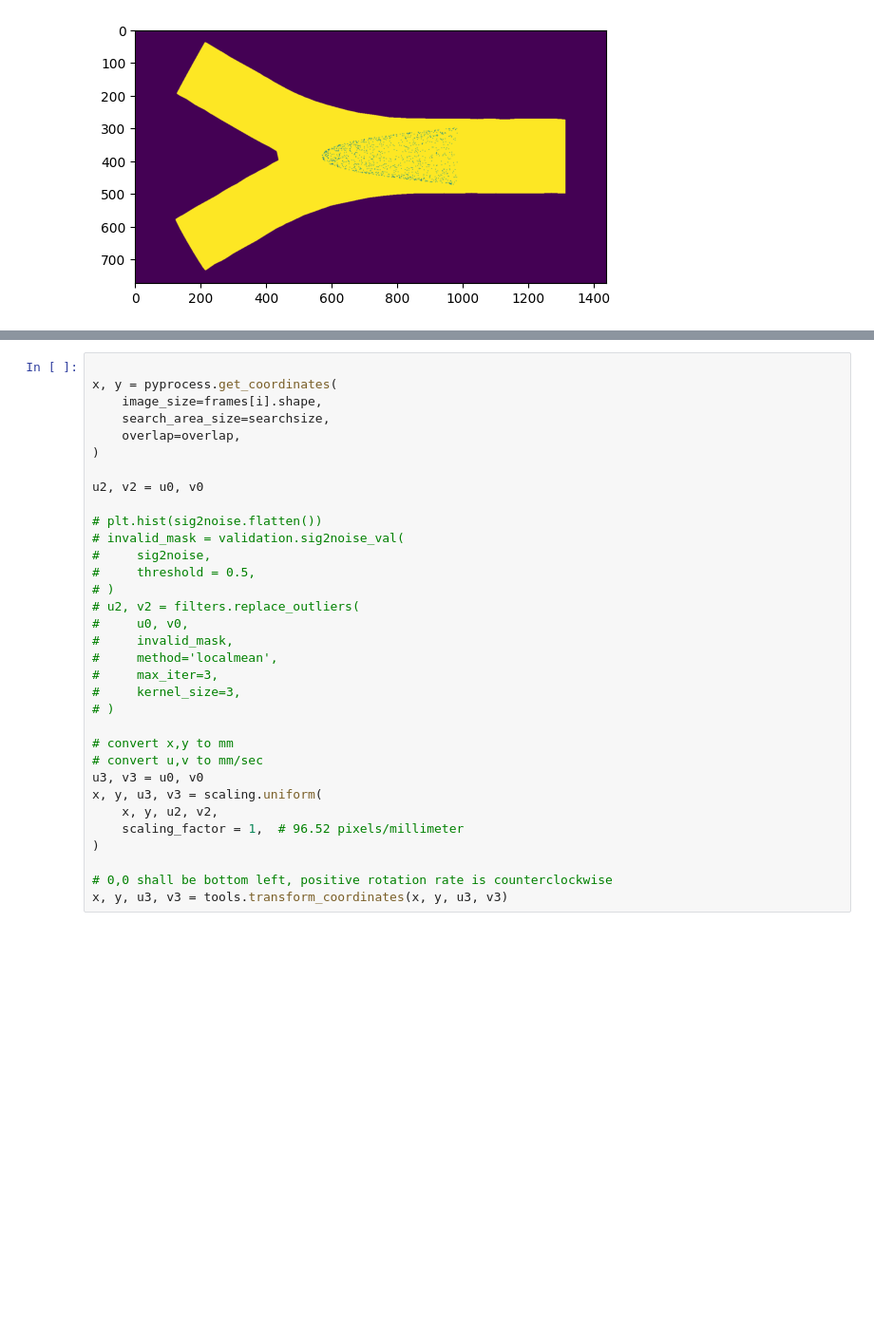
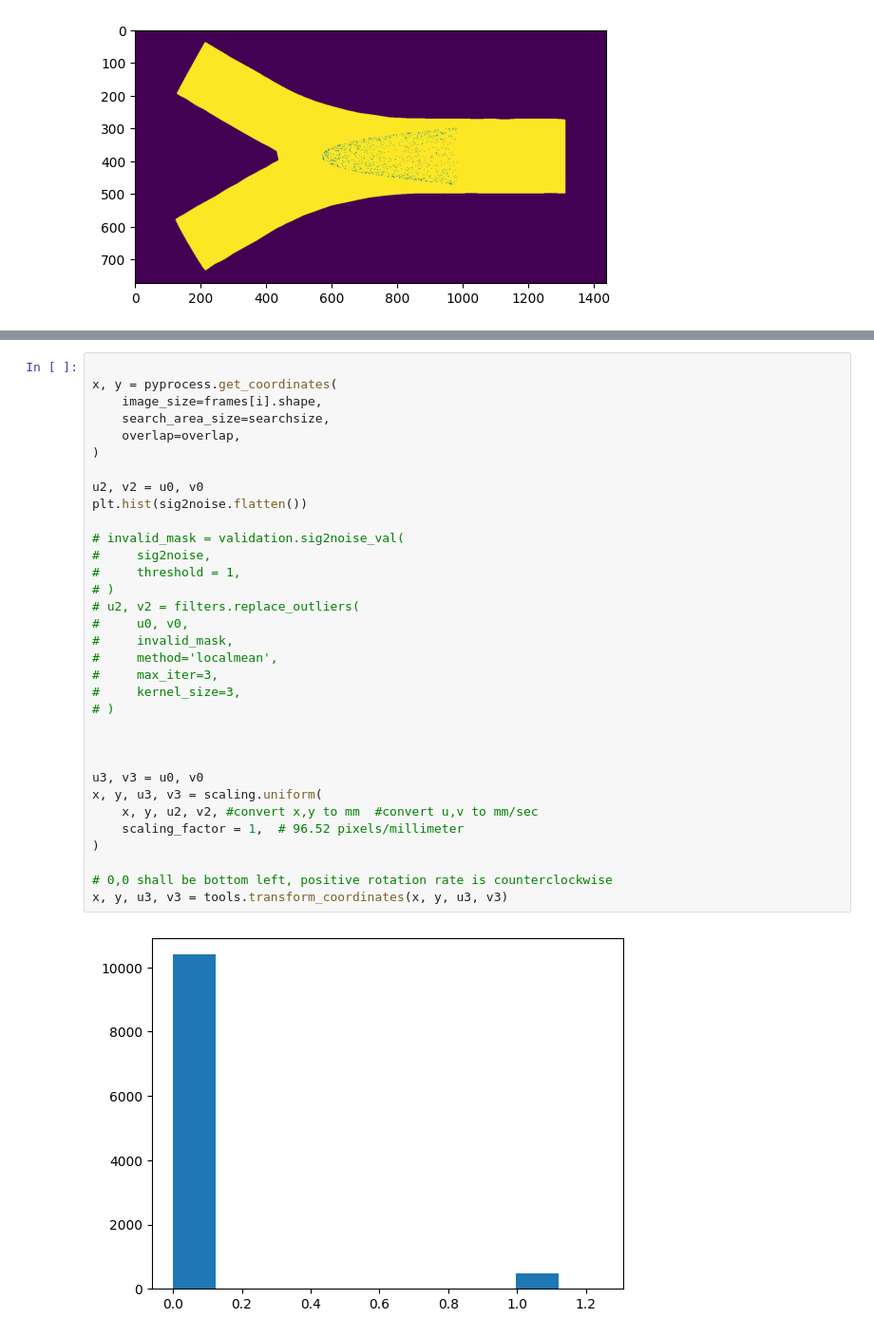
Before and after one commit to MoVo01/PIV-Test, a Jupyter notebook: PIV-Test.ipynb, the cells around one changed output, grey strips where cells are left out. Shown at 95% size. Cells and saved outputs as stored; diff of their text form; blank space fills up the shorter version.

```diff
--- a/PIV-Test.ipynb
+++ b/PIV-Test.ipynb
@@ -52,34 +53,36 @@ u0, v0, sig2noise = pyprocess.extended_search_area_piv(
 # %%
 
 x, y = pyprocess.get_coordinates(
     image_size=frames[i].shape,
     search_area_size=searchsize,
     overlap=overlap,
 )
 
 u2, v2 = u0, v0
+plt.hist(sig2noise.flatten())
 
-# plt.hist(sig2noise.flatten())
 # invalid_mask = validation.sig2noise_val(
 #     sig2noise,
-#     threshold = 0.5,
+#     threshold = 1,
 # )
 # u2, v2 = filters.replace_outliers(
 #     u0, v0,
 #     invalid_mask,
 #     method='localmean',
 #     max_iter=3,
 #     kernel_size=3,
 # )
 
-# convert x,y to mm
-# convert u,v to mm/sec
+
+
 u3, v3 = u0, v0
 x, y, u3, v3 = scaling.uniform(
-    x, y, u2, v2,
+    x, y, u2, v2, #convert x,y to mm  #convert u,v to mm/sec
     scaling_factor = 1,  # 96.52 pixels/millimeter
 )
 
 # 0,0 shall be bottom left, positive rotation rate is counterclockwise
 x, y, u3, v3 = tools.transform_coordinates(x, y, u3, v3)
+# %% [output]
+[figure, added]
 # %%
```
Also changed, not shown: parts of 4 cells of this notebook.
